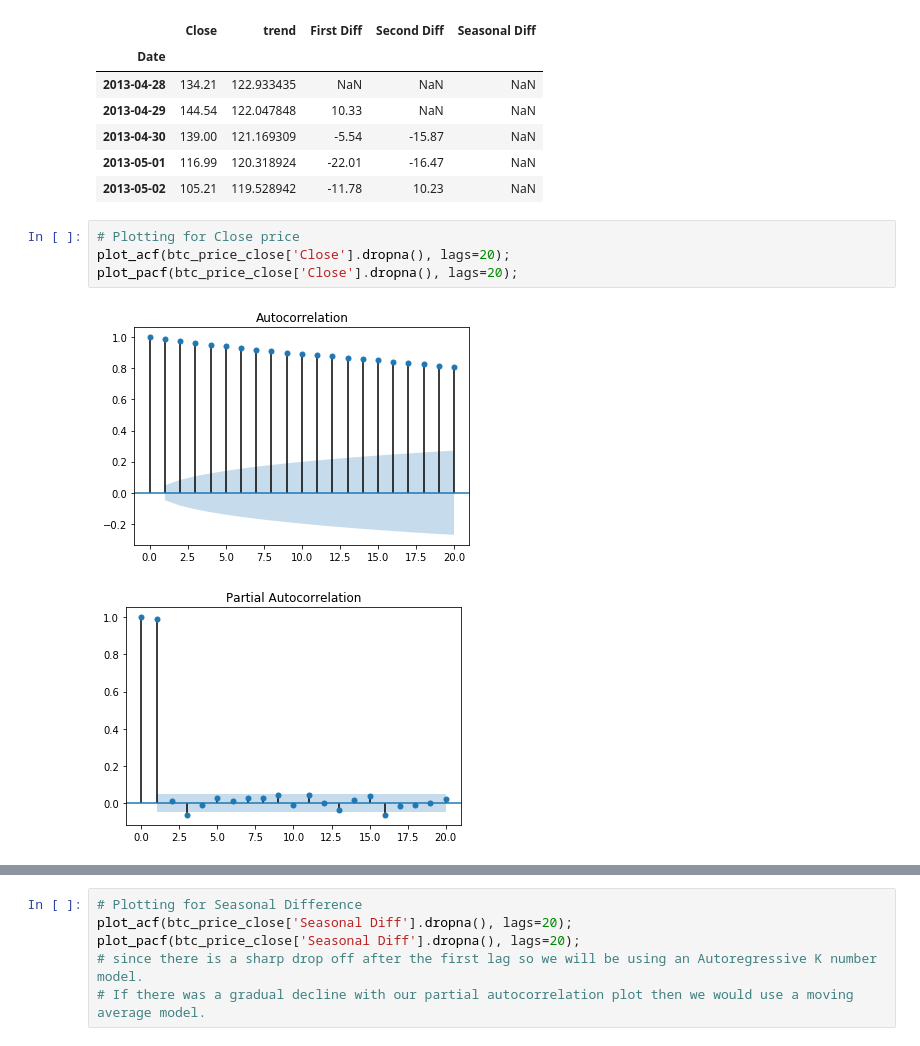
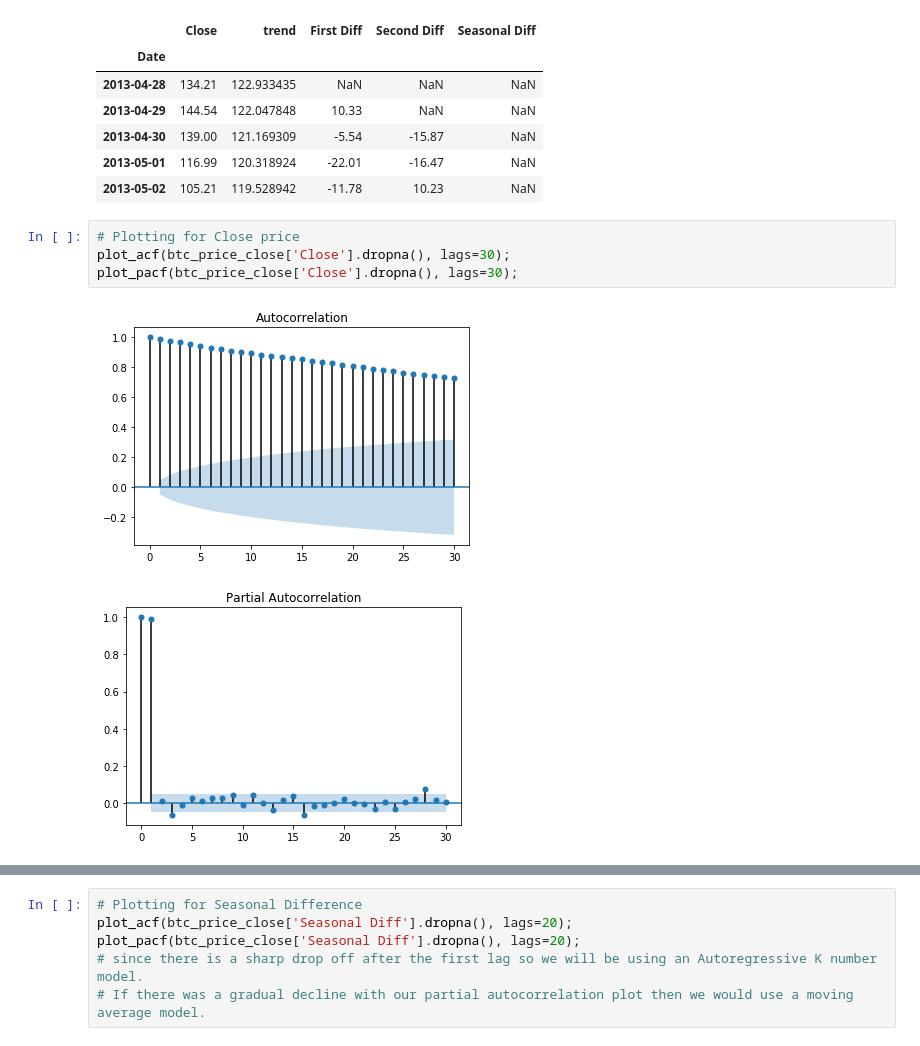
Before and after one commit to mparayil/Forecasting-Cryptocurrency-Prices, a Jupyter notebook: Capstone - Part 2.ipynb, the cells around one changed output, grey strips where cells are left out. Drawn from its saved outputs; the diff is of its cells as text.

```diff
--- a/Capstone - Part 2.ipynb
+++ b/Capstone - Part 2.ipynb
@@ -534,10 +639,10 @@ btc_price_close.head()
 | 2013-05-02 | 105.21 | 119.528942 | -11.78 | 10.23 | NaN |
 # %%
 # Plotting for Close price
-plot_acf(btc_price_close['Close'].dropna(), lags=20);
-plot_pacf(btc_price_close['Close'].dropna(), lags=20);
+plot_acf(btc_price_close['Close'].dropna(), lags=30);
+plot_pacf(btc_price_close['Close'].dropna(), lags=30);
 # %% [output]
-[figure, old version]
+[figure, new version]
-[figure, old version]
+[figure, new version]
 # %%
 # Plotting for First Difference
```
Also changed, not shown: parts of 71 cells of this notebook, 2 other files.
